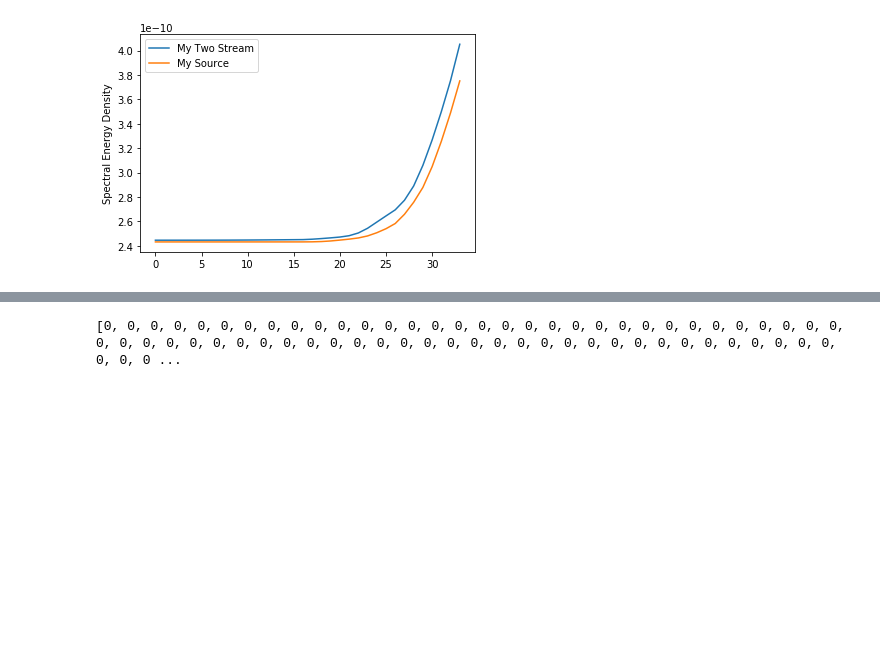
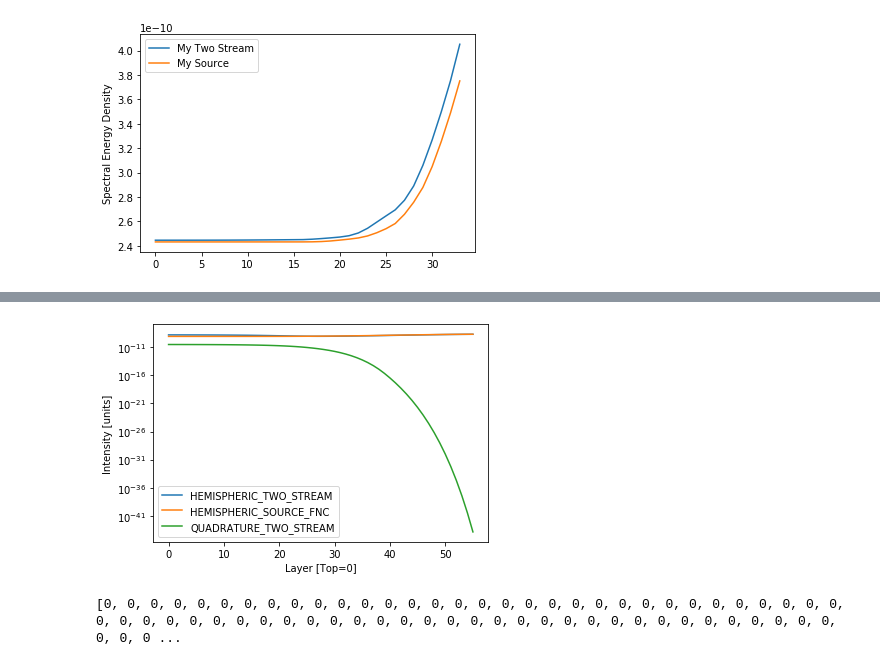
Before and after one commit to galexv/Jups, a Jupyter notebook: Testing/two_stream_tests.ipynb, the cells around one changed output, grey strips where cells are left out. Drawn from its saved outputs; the diff is of its cells as text; code cells hidden in the pictures; blank space fills up the shorter version.

```diff
--- a/two_stream_tests.ipynb
+++ b/Testing/two_stream_tests.ipynb
@@ -1051,3 +992,84 @@ plt.savefig('/home/imalsky/Desktop/1e14Hz_1e10m_star_high_scattering.png', dpi=3
+# %%
+
+mylist = [1.41496406e-09, 7.65509875e-10, 2.79257852e-11,
+1.41088124e-09, 7.65540898e-10, 2.78406667e-11,
+1.40604677e-09, 7.65595699e-10, 2.77395492e-11,
+1.40033223e-09, 7.65661756e-10, 2.76195578e-11,
+1.39358846e-09, 7.65750397e-10, 2.74772940e-11,
+1.38564199e-09, 7.65867845e-10, 2.73087212e-11,
+1.37629866e-09, 7.66007968e-10, 2.71091886e-11,
+1.36534200e-09, 7.66160541e-10, 2.68733306e-11,
+1.35253036e-09, 7.66354939e-10, 2.65949139e-11,
+1.33760481e-09, 7.66585767e-10, 2.62668710e-11,
+1.32029435e-09, 7.66862362e-10, 2.58812501e-11,
+1.30031766e-09, 7.67215132e-10, 2.54290288e-11,
+1.27747484e-09, 7.67652701e-10, 2.49019271e-11,
+1.25175118e-09, 7.68204944e-10, 2.42947103e-11,
+1.22296447e-09, 7.68906046e-10, 2.35966552e-11,
+1.19101394e-09, 7.69798328e-10, 2.27967012e-11,
+1.15592122e-09, 7.70942570e-10, 2.18839279e-11,
+1.11787435e-09, 7.72408235e-10, 2.08481196e-11,
+1.07730256e-09, 7.74287542e-10, 1.96813458e-11,
+1.03489997e-09, 7.76687949e-10, 1.83785296e-11,
+9.91683349e-10, 7.79746685e-10, 1.69396420e-11,
+9.48998010e-10, 7.83629906e-10, 1.53715322e-11,
+9.08485490e-10, 7.88501420e-10, 1.36902272e-11,
+8.71968158e-10, 7.94597710e-10, 1.19225435e-11,
+8.41295802e-10, 8.02172598e-10, 1.01082676e-11,
+8.18083579e-10, 8.11420301e-10, 8.29873810e-12,
+8.03665438e-10, 8.22474013e-10, 6.58904159e-12,
+7.97978712e-10, 8.35320404e-10, 5.04025104e-12,
+8.00228986e-10, 8.50113541e-10, 3.68918498e-12,
+8.09322491e-10, 8.67091697e-10, 2.56316236e-12,
+8.24080136e-10, 8.86003840e-10, 1.67473669e-12,
+8.43280559e-10, 9.07341343e-10, 1.01780517e-12,
+8.66075709e-10, 9.30984048e-10, 5.68061938e-13,
+8.91900603e-10, 9.57108792e-10, 2.86839834e-13,
+9.20389930e-10, 9.86048246e-10, 1.29290879e-13,
+9.51622655e-10, 1.01688389e-09, 5.10955778e-14,
+9.85165068e-10, 1.05074777e-09, 1.73496861e-14,
+1.02129507e-09, 1.08664582e-09, 4.94076329e-15,
+1.05970770e-09, 1.12571804e-09, 1.14975226e-15,
+1.10080122e-09, 1.16726133e-09, 2.14027300e-16,
+1.14400040e-09, 1.21194347e-09, 3.26591922e-17,
+1.18921484e-09, 1.25826061e-09, 4.30432220e-18,
+1.23640159e-09, 1.30623419e-09, 4.79504856e-19,
+1.28535801e-09, 1.35551577e-09, 4.41932510e-20,
+1.33579888e-09, 1.40584254e-09, 3.28075174e-21,
+1.38738252e-09, 1.45644971e-09, 1.90760448e-22,
+1.43946210e-09, 1.50763182e-09, 8.43852655e-24,
+1.49193079e-09, 1.55742227e-09, 2.75379826e-25,
+1.54345531e-09, 1.60687797e-09, 6.36449071e-27,
+1.59426312e-09, 1.65336589e-09, 9.94313051e-29,
+1.64253984e-09, 1.69757751e-09, 1.00203419e-30,
+1.68825178e-09, 1.73850051e-09, 6.18122307e-33,
+1.73058278e-09, 1.77332300e-09, 2.18933622e-35,
+1.76726709e-09, 1.80608293e-09, 4.12853195e-38,
+1.80078926e-09, 1.82756397e-09, 3.81103070e-41,
+1.82454226e-09, 1.84927935e-09, 1.56392256e-44]
+
+
+
+HEMISPHERIC_TWO_STREAM = []
+HEMISPHERIC_SOURCE_FNC = []
+QUADRATURE_TWO_STREAM = []
+for i in range(0,len(mylist), 3):
+    HEMISPHERIC_TWO_STREAM.append(mylist[i])
+    HEMISPHERIC_SOURCE_FNC.append(mylist[i+1])
+    QUADRATURE_TWO_STREAM.append(mylist[i+2])
+
+
+plt.plot(range(len(HEMISPHERIC_TWO_STREAM)), HEMISPHERIC_TWO_STREAM, label='HEMISPHERIC_TWO_STREAM')
+plt.plot(range(len(HEMISPHERIC_TWO_STREAM)), HEMISPHERIC_SOURCE_FNC, label='HEMISPHERIC_SOURCE_FNC')
+plt.plot(range(len(HEMISPHERIC_TWO_STREAM)), QUADRATURE_TWO_STREAM,  label='QUADRATURE_TWO_STREAM')
+
+plt.yscale('log')
+plt.ylabel('Intensity [units]')
+plt.xlabel('Layer [Top=0]')
+plt.legend()
+plt.savefig('/home/imalsky/Desktop/fixed.png', dpi=300, bbox_inches='tight')
+# %% [output]
+[figure, added]
 # %%
 print ([0] * 102)
 # %% [output]
```
Also changed, not shown: parts of 3 cells of this notebook, 33 other files.
